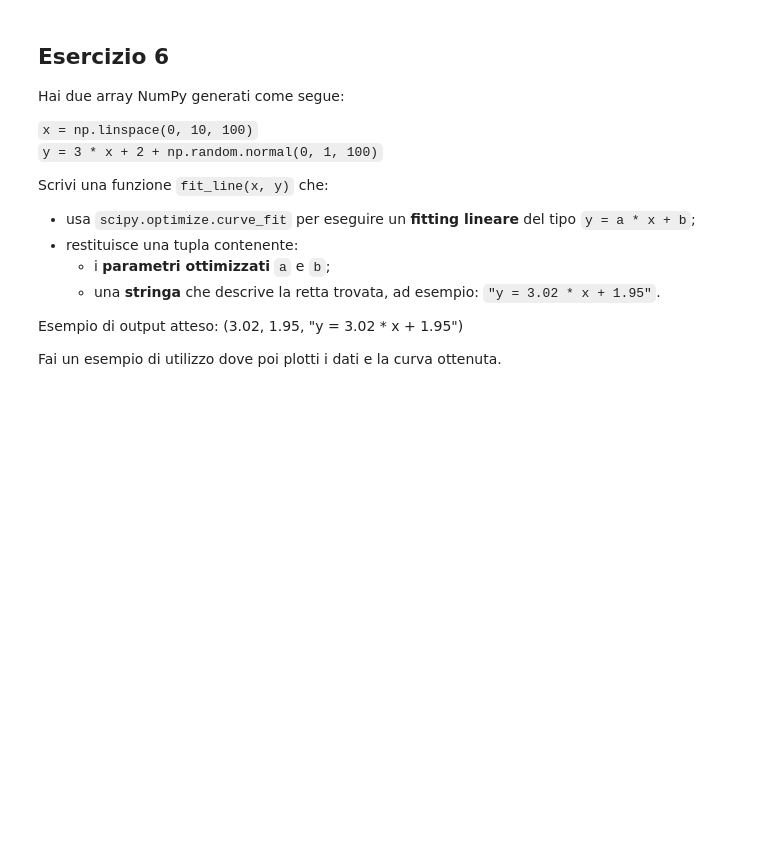
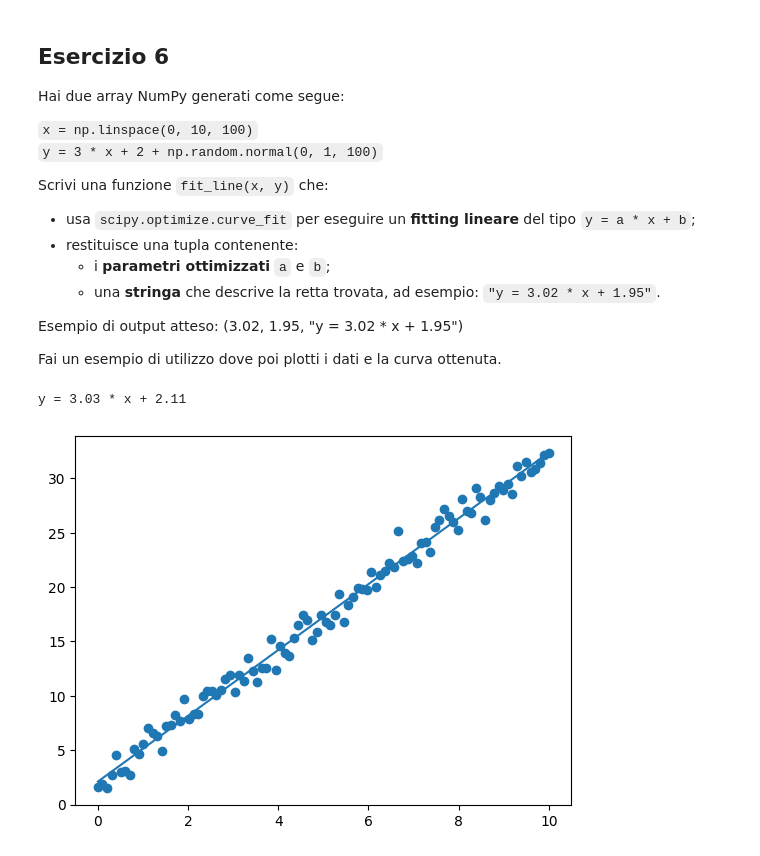
Before and after one commit to ariellecharonne/programmingLab, a Jupyter notebook: simulazEsame.ipynb, the cells around one changed output. Cells and saved outputs as stored; diff of their text form; code cells hidden in the pictures; blank space fills up the shorter version.

```diff
--- a/simulazEsame.ipynb
+++ b/simulazEsame.ipynb
@@ -230,3 +294,40 @@ Scrivi una funzione `fit_line(x, y)` che:
 Esempio di output atteso:   (3.02, 1.95, "y = 3.02 * x + 1.95")
 
 Fai un esempio di utilizzo dove poi plotti i dati e la curva ottenuta.
+# %%
+import numpy as np
+import matplotlib.pyplot as plt
+from scipy.optimize import curve_fit
+
+# Création des données
+x = np.linspace(0, 10, 100)
+
+y = 3 * x + 2 + np.random.normal(0, 1, 100)
+
+# Fonction de la droite
+def line(x, a, b):
+    return a * x + b
+
+# Trouver la meilleure droite
+params, covariance = curve_fit(line, x, y)
+
+# Récupérer a et b
+a = params[0]
+b = params[1]
+
+# Afficher équation
+equation = f"y = {a:.2f} * x + {b:.2f}"
+
+print(equation)
+
+# Dessiner les points
+plt.scatter(x, y)
+
+# Dessiner la droite
+plt.plot(x, line(x, a, b))
+
+# Afficher graphique
+plt.show()
+# %% [output]
+y = 3.03 * x + 2.11
+[figure, added]
```
Also changed, not shown: parts of 2 cells of this notebook.
